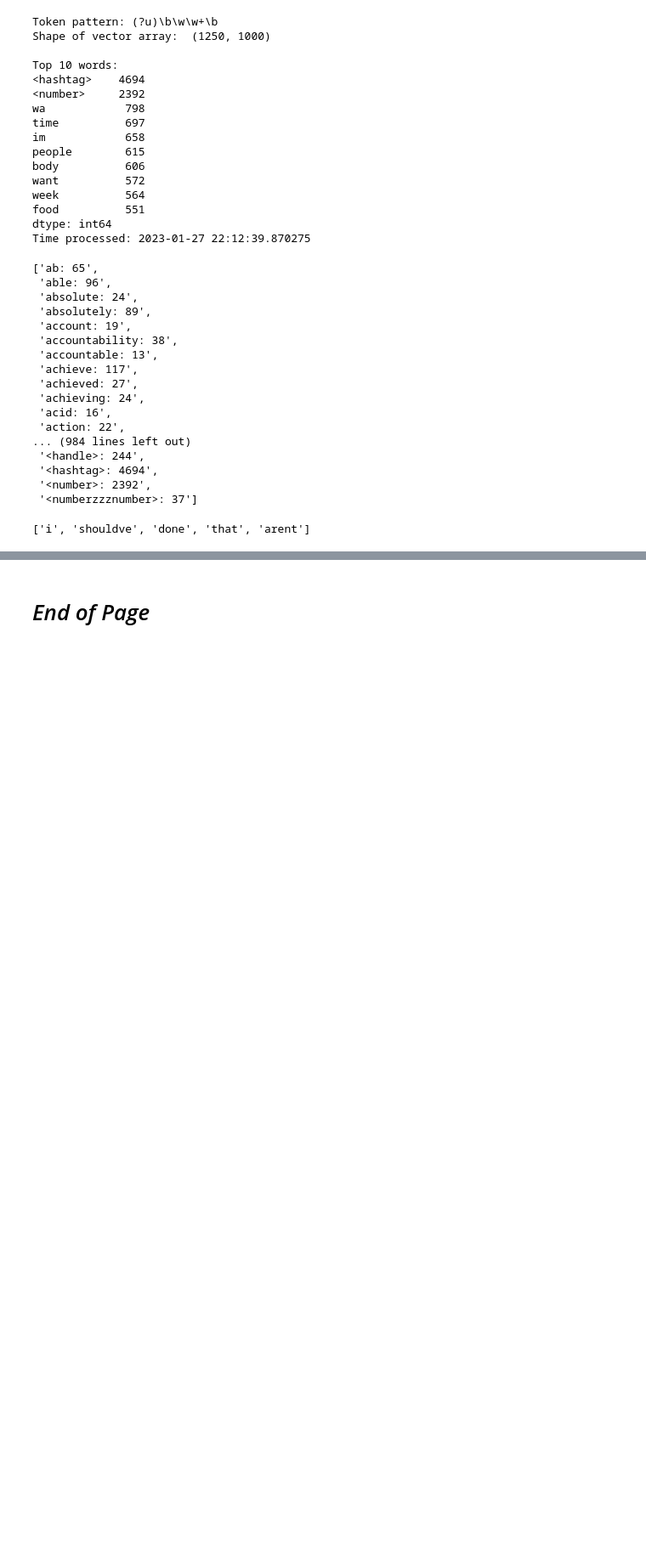
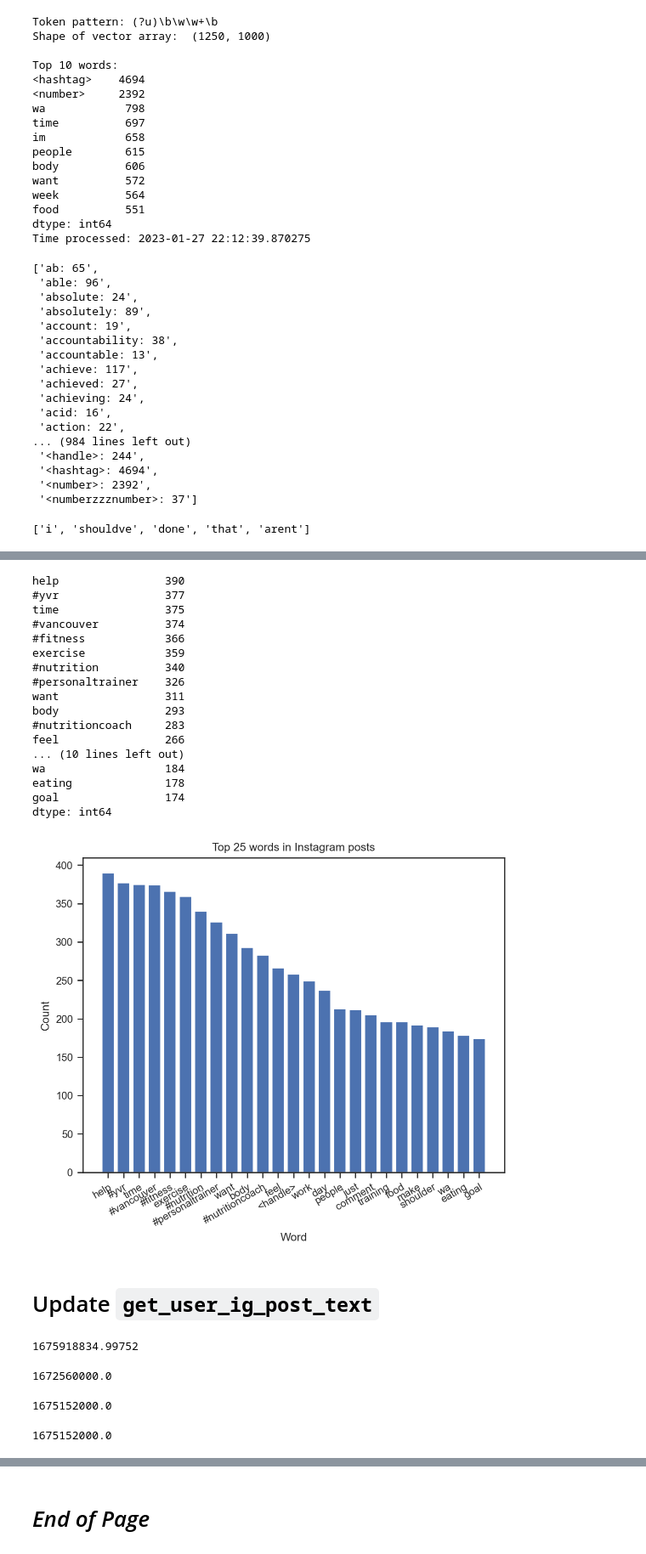
Before and after one commit to silvhua/online-PT-business-KPI, a Jupyter notebook: notebooks/2023-01-27 Instagram data analysis.ipynb, the cells around one changed output, grey strips where cells are left out. Shown: that part at 85% size. Saved outputs shown, nothing was run; the diff lists cells and outputs as text; code cells hidden in the pictures; blank space fills up the shorter version.

```diff
--- a/notebooks/2023-01-27 Instagram data analysis.ipynb
+++ b/notebooks/2023-01-27 Instagram data analysis.ipynb
@@ -476,0 +692,2 @@ def BoW_eda(df, text_column='caption'):
+# %%
+df_me_processed, count_vector_me = post_preprocessing(df_me50, max_features=1000)
@@ -476,0 +760,3 @@ def BoW_eda(df, text_column='caption'):
+# %%
+BoW_eda(count_vector_me, n=25, filename='instagram BoW2.png')
+# %% [output]
@@ -476,0 +765,37 @@ def BoW_eda(df, text_column='caption'):
+help                390
+#yvr                377
+time                375
+#vancouver          374
+#fitness            366
+exercise            359
+#nutrition          340
+#personaltrainer    326
+want                311
+body                293
+#nutritioncoach     283
+feel                266
+... (10 lines left out)
+wa                  184
+eating              178
+goal                174
+dtype: int64
+[figure, added]
+# %% [markdown]
+# Update `get_user_ig_post_text`
+# %%
+datetime.timestamp(datetime.now())
+# %% [output]
+1675918834.99752
+# %%
+datetime.timestamp(datetime(2023,1,1))
+# %% [output]
+1672560000.0
+# %%
+datetime.timestamp(datetime(2023,1,31))
+# %% [output]
+1675152000.0
+# %%
+from datetime import datetime
+datetime.timestamp(datetime.strptime('2023-01-31', "%Y-%m-%d"))
+# %% [output]
+1675152000.0
```
Also changed, not shown: parts of 26 cells of this notebook.
